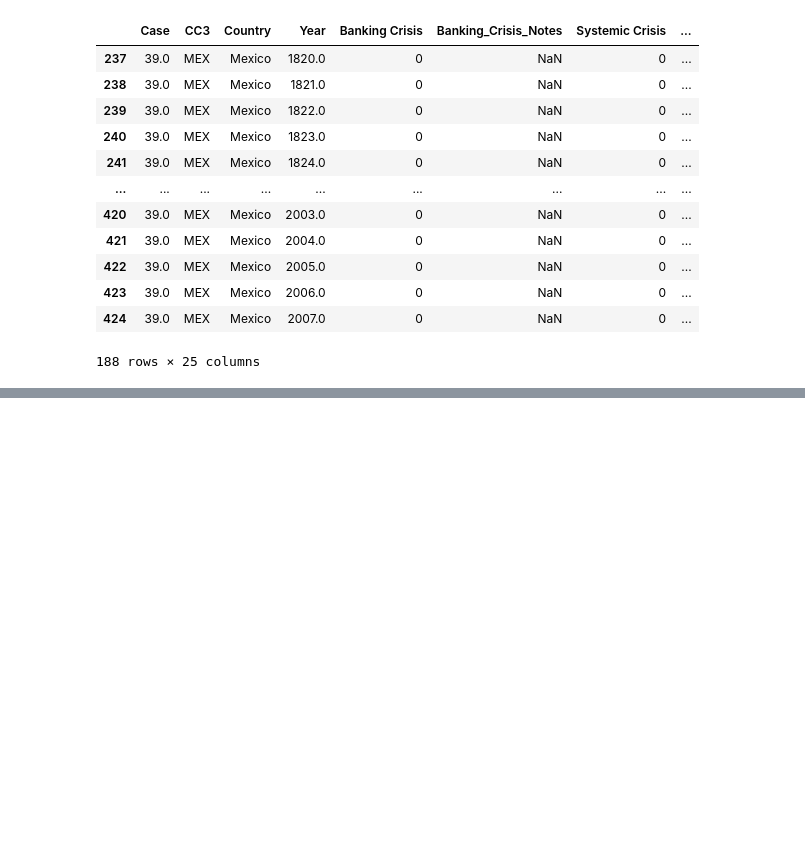
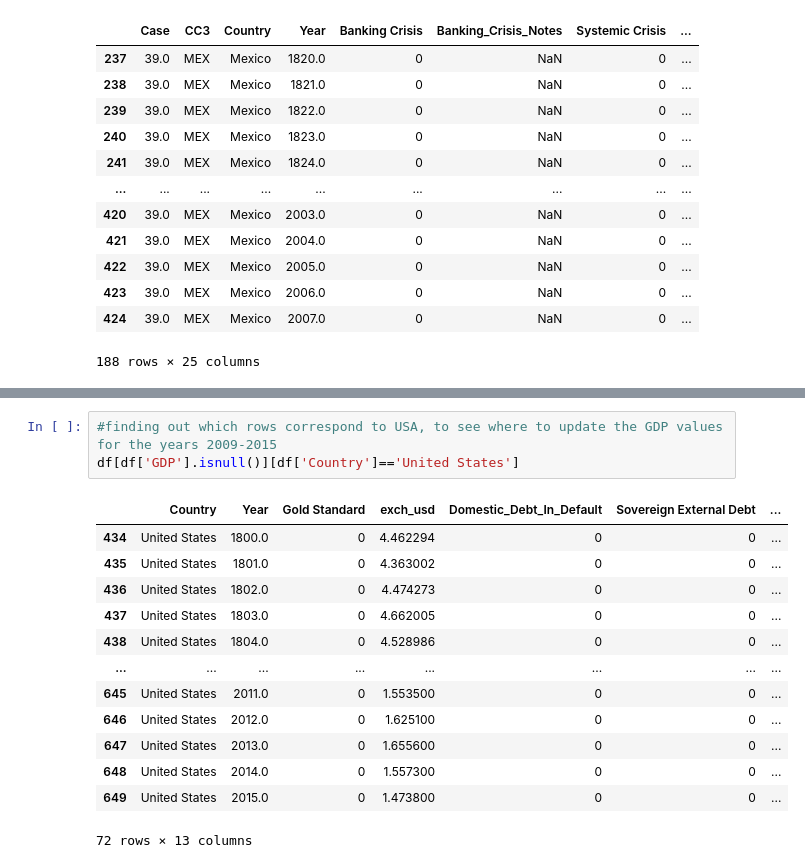
Before and after one commit to dhruvatara/ECS89G-DLProject, a Jupyter notebook: Data Cleansing.ipynb, the cells around one changed output, grey strips where cells are left out. Drawn from its saved outputs; the diff is of its cells as text; blank space fills up the shorter version.

```diff
--- a/Data Cleansing.ipynb
+++ b/Data Cleansing.ipynb
@@ -567,0 +795,17 @@ north_american_data[237:425]
+# %%
+#finding out which rows correspond to USA, to see where to update the GDP values for the years 2009-2015
+df[df['GDP'].isnull()][df['Country']=='United States']
+# %% [output]
+|  | Country | Year | Gold Standard | exch_usd | Domestic_Debt_In_Default | Sovereign External Debt | ... |
+| 434 | United States | 1800.0 | 0 | 4.462294 | 0 | 0 | ... |
+| 435 | United States | 1801.0 | 0 | 4.363002 | 0 | 0 | ... |
+| 436 | United States | 1802.0 | 0 | 4.474273 | 0 | 0 | ... |
+| 437 | United States | 1803.0 | 0 | 4.662005 | 0 | 0 | ... |
+| 438 | United States | 1804.0 | 0 | 4.528986 | 0 | 0 | ... |
+| ... | ... | ... | ... | ... | ... | ... | ... |
+| 645 | United States | 2011.0 | 0 | 1.553500 | 0 | 0 | ... |
+| 646 | United States | 2012.0 | 0 | 1.625100 | 0 | 0 | ... |
+| 647 | United States | 2013.0 | 0 | 1.655600 | 0 | 0 | ... |
+| 648 | United States | 2014.0 | 0 | 1.557300 | 0 | 0 | ... |
+| 649 | United States | 2015.0 | 0 | 1.473800 | 0 | 0 | ... |
+72 rows × 13 columns
```
Also changed, not shown: parts of 28 cells of this notebook, 4 other files.
